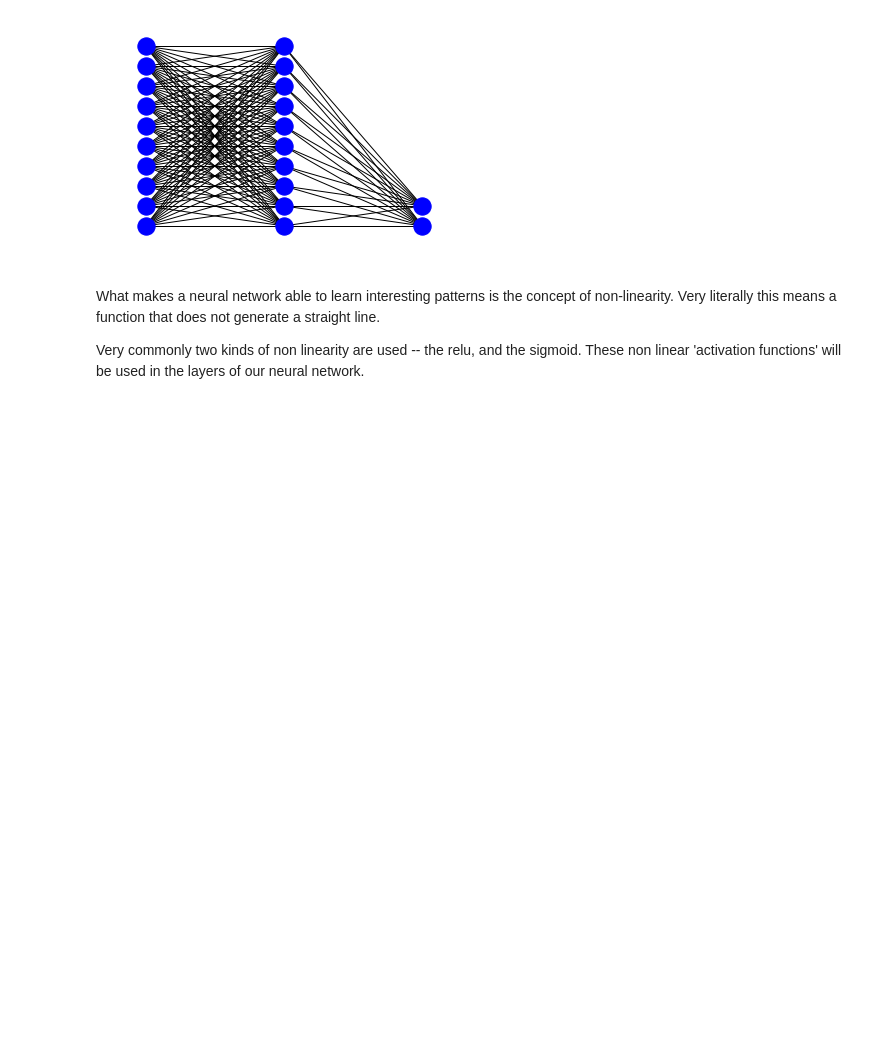
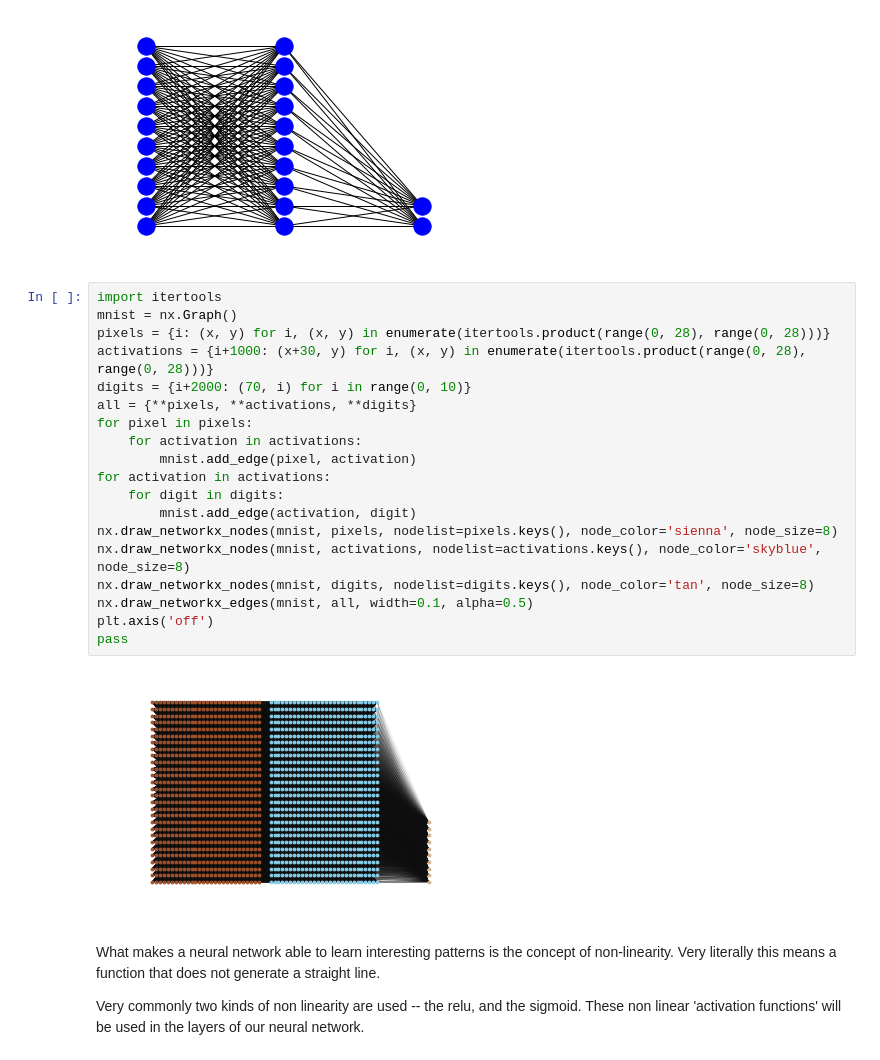
Before and after one commit to wballard/kerasvideo, a Jupyter notebook: ClassicalNeuralNetwork.ipynb, the cells around one changed output. Saved outputs shown, nothing was run; the diff lists cells and outputs as text; blank space fills up the shorter version.

Commit message:
updated with 2d network visualization

```diff
--- a/ClassicalNeuralNetwork.ipynb
+++ b/ClassicalNeuralNetwork.ipynb
@@ -26,6 +25,27 @@ plt.axis('off')
 pass
 # %% [output]
 [figure]
+# %%
+import itertools
+mnist = nx.Graph()
+pixels = {i: (x, y) for i, (x, y) in enumerate(itertools.product(range(0, 28), range(0, 28)))}
+activations = {i+1000: (x+30, y) for i, (x, y) in enumerate(itertools.product(range(0, 28), range(0, 28)))}
+digits = {i+2000: (70, i) for i in range(0, 10)}
+all = {**pixels, **activations, **digits}
+for pixel in pixels:
+    for activation in activations:
+        mnist.add_edge(pixel, activation)
+for activation in activations:
+    for digit in digits:
+        mnist.add_edge(activation, digit)
+nx.draw_networkx_nodes(mnist, pixels, nodelist=pixels.keys(), node_color='sienna', node_size=8)
+nx.draw_networkx_nodes(mnist, activations, nodelist=activations.keys(), node_color='skyblue', node_size=8)
+nx.draw_networkx_nodes(mnist, digits, nodelist=digits.keys(), node_color='tan', node_size=8)
+nx.draw_networkx_edges(mnist, all, width=0.1, alpha=0.5)
+plt.axis('off')
+pass
+# %% [output]
+[figure, added]
 # %% [markdown]
 What makes a neural network able to learn interesting patterns is the concept of non-linearity. Very literally this means a function that does not generate a straight line.
 
```
Also changed, not shown: parts of 4 cells of this notebook, 1 other file.
